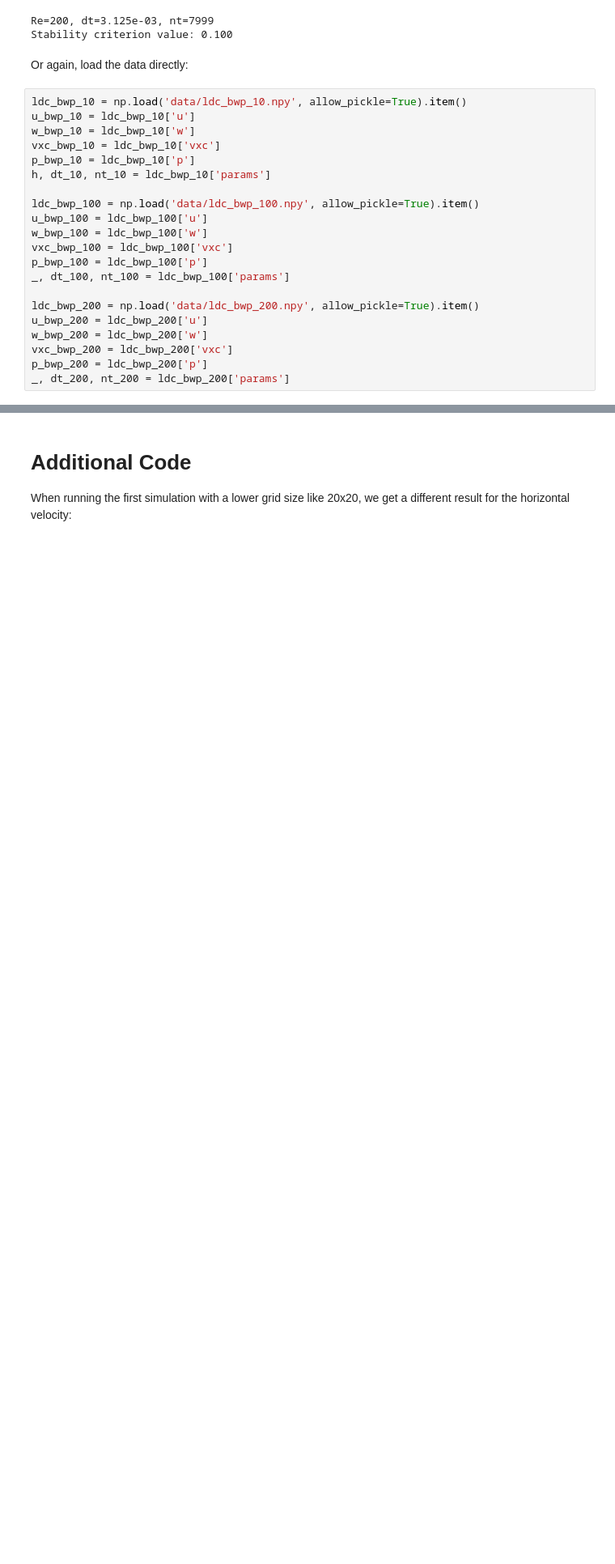
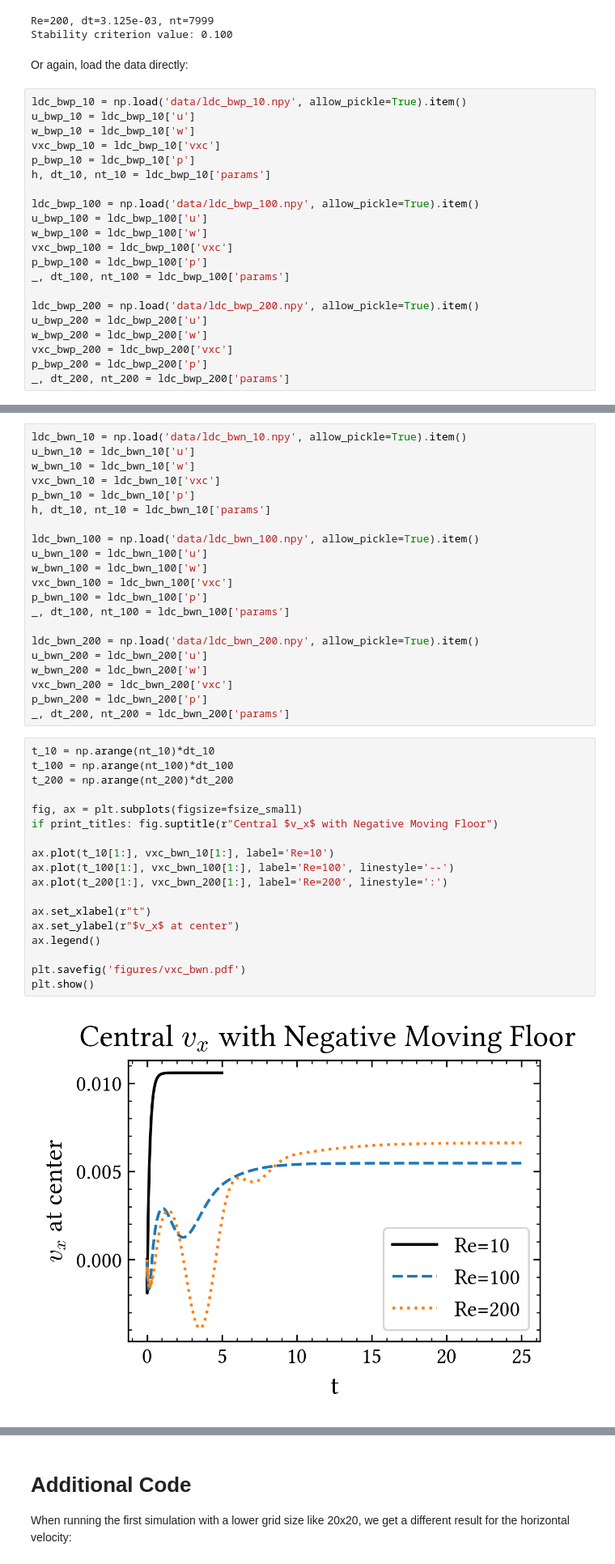
Before and after one commit to Fubinii/FD_fluid_dynamics, a Jupyter notebook: FD_fluid_dynamics.ipynb, the cells around one changed output, grey strips where cells are left out. Shown at 81% size. Drawn from its saved outputs; the diff is of its cells as text; blank space fills up the shorter version.

```diff
--- a/FD_fluid_dynamics.ipynb
+++ b/FD_fluid_dynamics.ipynb
@@ -675,0 +753,41 @@ plt.show()
+# %%
+ldc_bwn_10 = np.load('data/ldc_bwn_10.npy', allow_pickle=True).item()
+u_bwn_10 = ldc_bwn_10['u']
+w_bwn_10 = ldc_bwn_10['w']
+vxc_bwn_10 = ldc_bwn_10['vxc']
+p_bwn_10 = ldc_bwn_10['p']
+h, dt_10, nt_10 = ldc_bwn_10['params']
+
+ldc_bwn_100 = np.load('data/ldc_bwn_100.npy', allow_pickle=True).item()
+u_bwn_100 = ldc_bwn_100['u']
+w_bwn_100 = ldc_bwn_100['w']
+vxc_bwn_100 = ldc_bwn_100['vxc']
+p_bwn_100 = ldc_bwn_100['p']
+_, dt_100, nt_100 = ldc_bwn_100['params']
+
+ldc_bwn_200 = np.load('data/ldc_bwn_200.npy', allow_pickle=True).item()
+u_bwn_200 = ldc_bwn_200['u']
+w_bwn_200 = ldc_bwn_200['w']
+vxc_bwn_200 = ldc_bwn_200['vxc']
+p_bwn_200 = ldc_bwn_200['p']
+_, dt_200, nt_200 = ldc_bwn_200['params']
+# %%
+t_10 = np.arange(nt_10)*dt_10
+t_100 = np.arange(nt_100)*dt_100
+t_200 = np.arange(nt_200)*dt_200
+
+fig, ax = plt.subplots(figsize=fsize_small)
+if print_titles: fig.suptitle(r"Central $v_x$ with Negative Moving Floor")
+
+ax.plot(t_10[1:], vxc_bwn_10[1:], label='Re=10')
+ax.plot(t_100[1:], vxc_bwn_100[1:], label='Re=100', linestyle='--')
+ax.plot(t_200[1:], vxc_bwn_200[1:], label='Re=200', linestyle=':')
+
+ax.set_xlabel(r"t")
+ax.set_ylabel(r"$v_x$ at center")
+ax.legend()
+
+plt.savefig('figures/vxc_bwn.pdf')
+plt.show()
+# %% [output]
+[figure, added]
```
Also changed, not shown: parts of 10 cells of this notebook, 7 other files.
